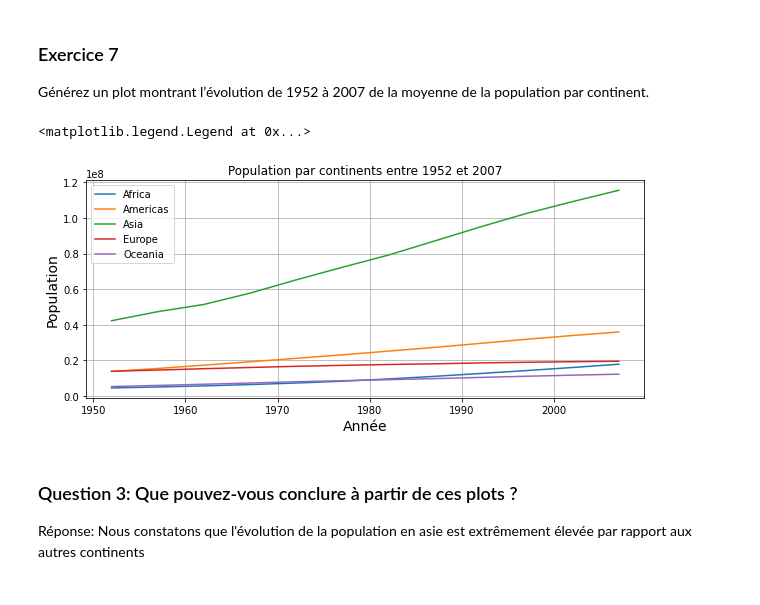
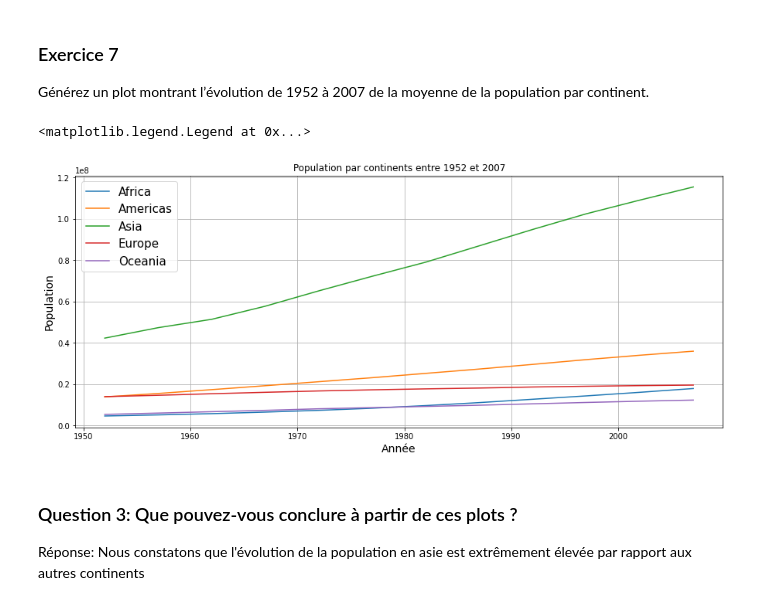
Before and after one commit to DrC0okie/Roy_VanHove_ISD_TP3, a Jupyter notebook: gapminder.ipynb, the cells around one changed output. Drawn from its saved outputs; the diff is of its cells as text; code cells hidden in the pictures.

```diff
--- a/gapminder.ipynb
+++ b/gapminder.ipynb
@@ -195,17 +193,17 @@ Générez un plot montrant l’évolution de 1952 à 2007 de la moyenne de la po
 # %%
 data = gm.loc[:, ["pop", "year", "continent"]].groupby(["year", "continent"])
 data = data.mean("pop")
 data = data.unstack("continent")
 
-plot = data.plot(rot=0, figsize=(10,4))
+plot = data.plot(rot=0, figsize=(15,6))
 plot.grid(which="both")
 plot.set_xlabel("Année", fontsize=14)
 plot.set_ylabel("Population", fontsize=14)
 plot.set_title("Population par continents entre 1952 et 2007")
-plot.legend(sorted(gm["continent"].unique()))
+plot.legend(sorted(gm["continent"].unique()), loc=0, prop={"size": 15})
 # %% [output]
 <matplotlib.legend.Legend at 0x...>
-[figure, old version]
+[figure, new version]
 # %% [markdown]
 ### Question 3: Que pouvez-vous conclure à partir de ces plots ?
 
```
Also changed, not shown: parts of 8 cells of this notebook.
